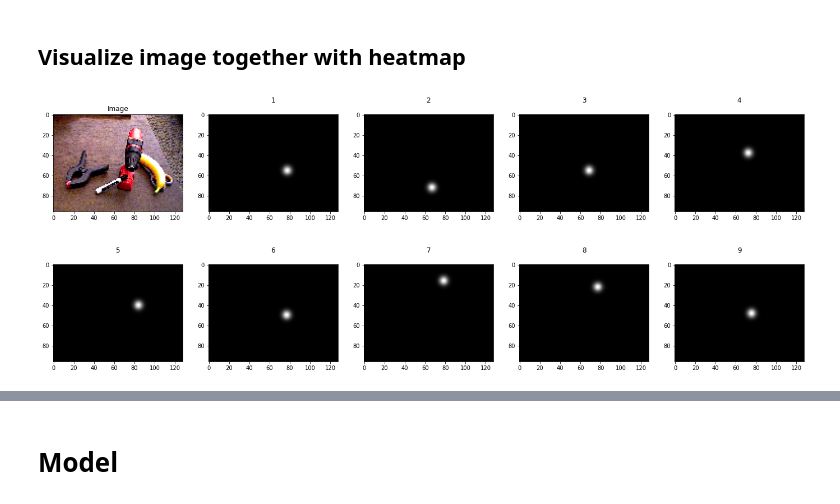
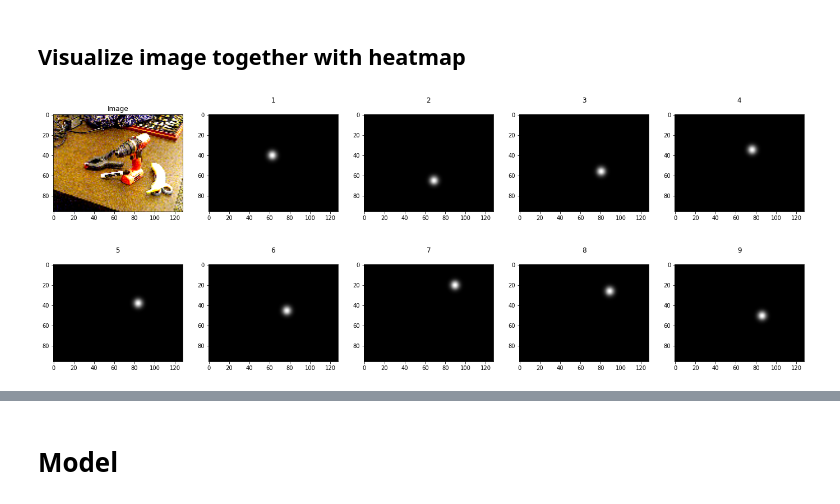
Before and after one commit to cziczer/uczenie-maszyn, a Jupyter notebook: Keypoints lab/Drill keypoints detection.ipynb, the cells around one changed output, grey strips where cells are left out. Cells and saved outputs as stored; diff of their text form; code cells hidden in the pictures.

```diff
--- a/Keypoints lab/Drill keypoints detection.ipynb
+++ b/Keypoints lab/Drill keypoints detection.ipynb
@@ -92,7 +92,8 @@ images = tf.keras.preprocessing.image_dataset_from_directory(
 images, _ = zip(*images.unbatch())
 images = np.array(images)
 images.shape
-plt.imshow(images[0].astype("uint8"))
+images /= 255.
+plt.imshow(images[0])
 # %% [output]
 Found 317 files belonging to 2 classes.
 <matplotlib.image.AxesImage at 0x...>
@@ -100,16 +105,21 @@ Found 317 files belonging to 2 classes.
 # %% [markdown]
 ## Visualize image together with heatmap
 # %%
-Nplot = heatmaps.shape[3]+1
+idx = 100
 
-fig = plt.figure(figsize=(24,9))
-ax = fig.add_subplot(2, Nplot/2, 1)
-ax.imshow(images[0].astype("uint8"))
-ax.set_title("Image")
-for j, lab in enumerate(df_points_labels[::2]):
-    ax = fig.add_subplot(2, Nplot/2, j+2)
-    ax.imshow(heatmaps[i,:,:,j],cmap="gray")
-    ax.set_title(str(j + 1) +"\n" + lab[:-2] )
-plt.show()
+def plot_image_with_keypoints_heatmap(image, heatmap):
+    keypoint_number = heatmap.shape[2]+1
+
+    fig = plt.figure(figsize=(24,9))
+    ax = fig.add_subplot(2, keypoint_number/2, 1)
+    ax.imshow(image)
+    ax.set_title("Image")
+    for j, lab in enumerate(df_points_labels[::2]):
+        ax = fig.add_subplot(2, keypoint_number/2, j+2)
+        ax.imshow(heatmap[:,:,j],cmap="gray")
+        ax.set_title(str(j + 1) +"\n" + lab[:-2] )
+    plt.show()
+
+plot_image_with_keypoints_heatmap(images[idx], heatmaps[idx])
 # %% [output]
-[figure, old version]
+[figure, new version]
```
Also changed, not shown: parts of 13 cells of this notebook, 3 other files.
